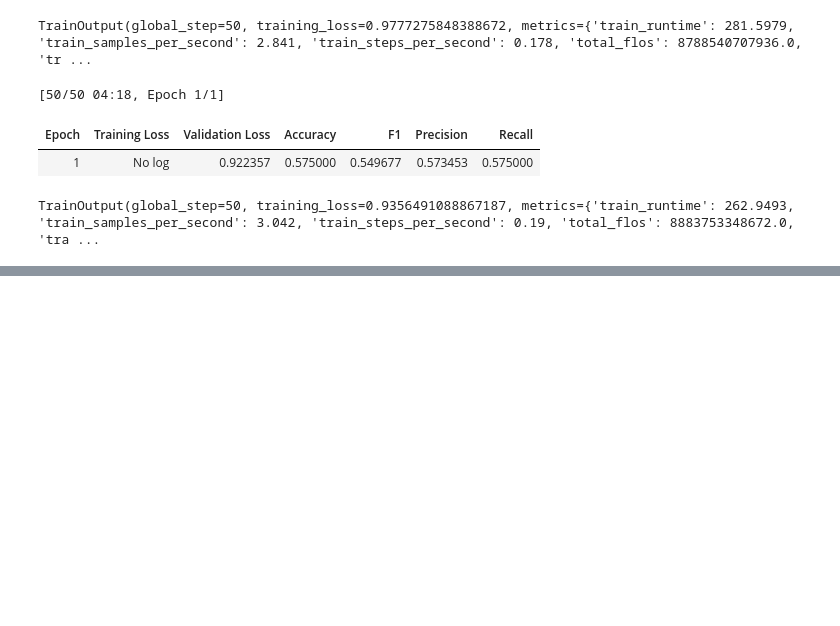
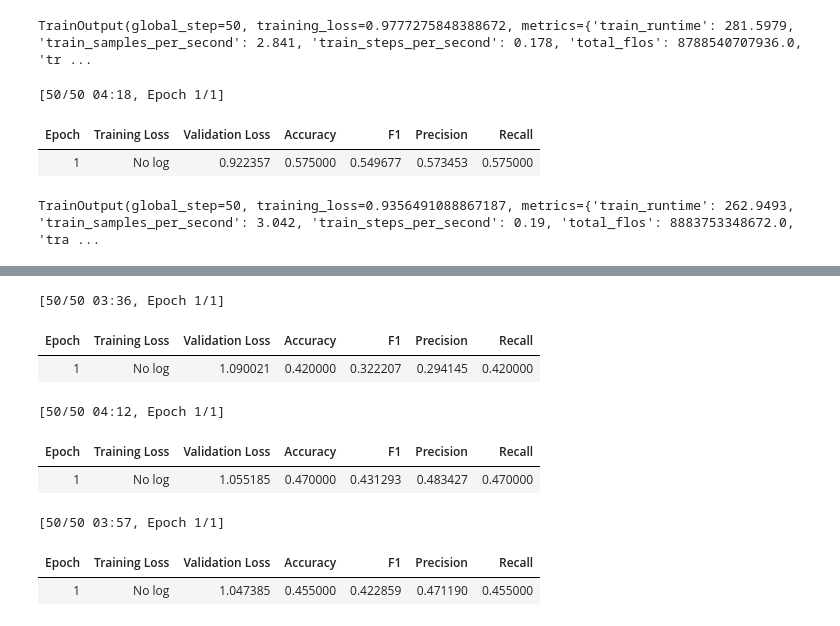
Before and after one commit to jacomijnprins/LoLa, a Jupyter notebook: baseline.ipynb, the cells around one changed output, grey strips where cells are left out. Saved outputs shown, nothing was run; the diff lists cells and outputs as text; code cells hidden in the pictures; blank space fills up the shorter version.

```diff
--- a/baseline.ipynb
+++ b/baseline.ipynb
@@ -260,0 +358,69 @@ TrainOutput(global_step=50, training_loss=0.9356491088867187, metrics={'train_ru
+# %%
+#3rd config
+
+training_args3 = TrainingArguments(
+    output_dir="./results",
+    evaluation_strategy="epoch",
+    learning_rate=2e-5,
+    per_device_train_batch_size=16,
+    per_device_eval_batch_size=16,
+    num_train_epochs=1,
+    weight_decay=0.01,
+    save_strategy="epoch",
+    load_best_model_at_end=True,
+    metric_for_best_model="accuracy",)
+
+train3, val3 = finetune_data[2]
+
+
+train_model(training_args3, train3, val3)
+# %% [output]
+[50/50 03:36, Epoch 1/1]
+| Epoch | Training Loss | Validation Loss | Accuracy | F1 | Precision | Recall |
+| 1 | No log | 1.090021 | 0.420000 | 0.322207 | 0.294145 | 0.420000 |
+# %%
+#4rd config
+
+training_args4 = TrainingArguments(
+    output_dir="./results",
+    evaluation_strategy="epoch",
+    learning_rate=4e-5,
+    per_device_train_batch_size=16,
+    per_device_eval_batch_size=16,
+    num_train_epochs=1,
+    weight_decay=0.01,
+    save_strategy="epoch",
+    load_best_model_at_end=True,
+    metric_for_best_model="accuracy",)
+
+train4, val4 = finetune_data[3]
+
+
+train_model(training_args4, train4, val4)
+# %% [output]
+[50/50 04:12, Epoch 1/1]
+| Epoch | Training Loss | Validation Loss | Accuracy | F1 | Precision | Recall |
+| 1 | No log | 1.055185 | 0.470000 | 0.431293 | 0.483427 | 0.470000 |
+# %%
+#4rd config
+
+training_args5 = TrainingArguments(
+    output_dir="./results",
+    evaluation_strategy="epoch",
+    learning_rate=1e-5,
+    per_device_train_batch_size=16,
+    per_device_eval_batch_size=16,
+    num_train_epochs=1,
+    weight_decay=0.01,
+    save_strategy="epoch",
+    load_best_model_at_end=True,
+    metric_for_best_model="accuracy",)
+
+train5, val5 = finetune_data[4]
+
+
+train_model(training_args5, train5, val5)
+# %% [output]
+[50/50 03:57, Epoch 1/1]
+| Epoch | Training Loss | Validation Loss | Accuracy | F1 | Precision | Recall |
+| 1 | No log | 1.047385 | 0.455000 | 0.422859 | 0.471190 | 0.455000 |
```
Also changed, not shown: parts of 11 cells of this notebook.
